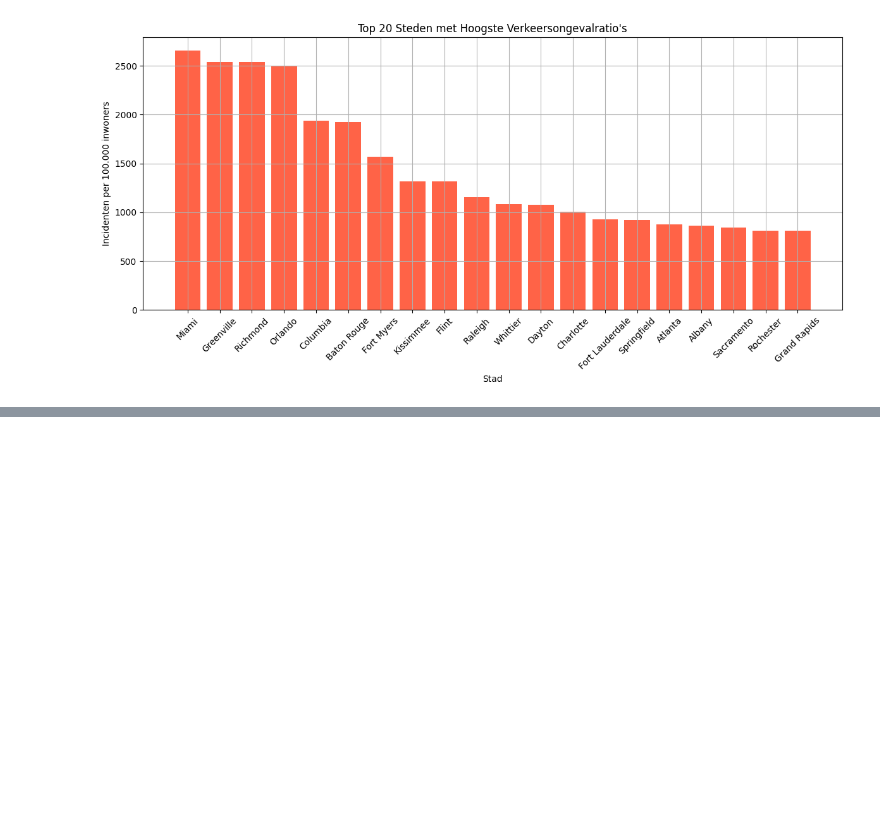
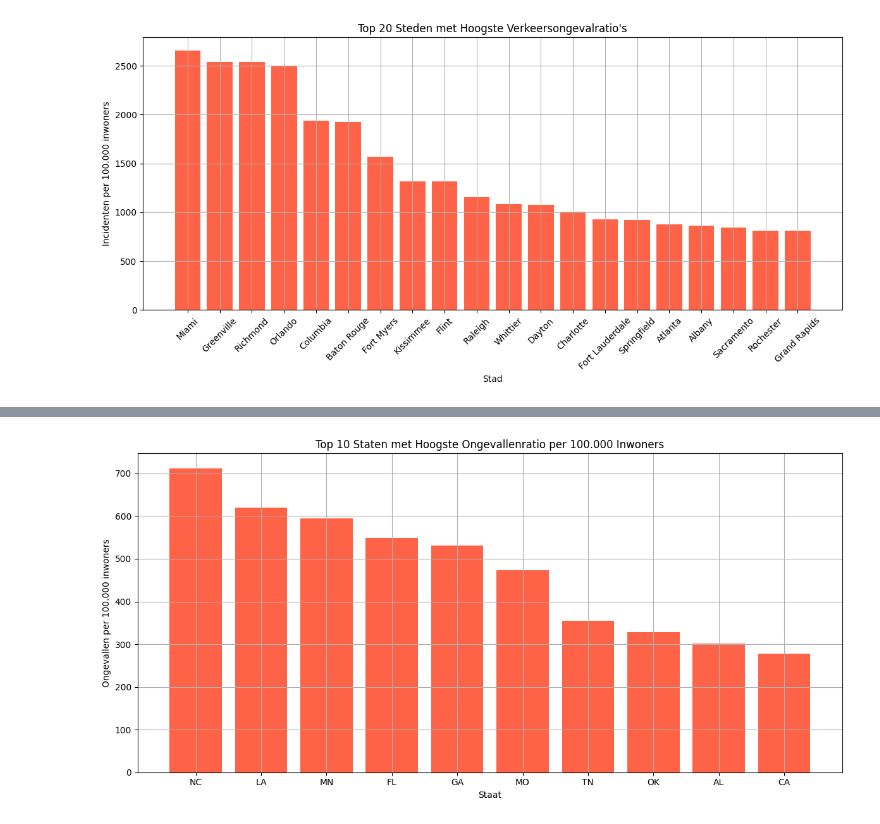
Before and after one commit to inalbekir/Portfolio, a Jupyter notebook: main.ipynb, the cells around one changed output, grey strips where cells are left out. Drawn from its saved outputs; the diff is of its cells as text; code cells hidden in the pictures; blank space fills up the shorter version.

Commit message:
aantal ongeval ratio per staat

```diff
--- a/main.ipynb
+++ b/main.ipynb
@@ -560,0 +562,30 @@ In de bovenstaande grafiek tonen we de 20 steden met de hoogste ratio van verkee
+# %%
+# Totale populatie berekenen per staat
+populatie_staat = df_merged_city.groupby("state_code")["total_population"].sum()
+
+# Totaal ongevallen berekenen per staat
+ongevallen_staat = df_merged_city.groupby("state_code")["count"].sum()
+
+# Mergen
+df_staat = pd.merge(populatie_staat, ongevallen_staat, on=["state_code"], how="inner")
+
+# Incidenten berekenen per 100.000
+df_staat["Ongeval ratio"] = (df_staat["count"] / df_staat["total_population"]) * 100_000
+
+# Selecteren top 10
+top_10 = df_staat.nlargest(10, "Ongeval ratio")
+# %%
+# Visualisatie
+plt.figure(figsize=(12, 6))
+plt.bar(top_10.index, top_10["Ongeval ratio"], color="tomato")
+
+plt.title("Top 10 Staten met Hoogste Ongevallenratio per 100.000 Inwoners")
+plt.xlabel("Staat")
+plt.ylabel("Ongevallen per 100.000 inwoners")
+
+plt.grid(True)
+plt.tight_layout()
+
+plt.show()
+# %% [output]
+[figure, added]
```
Also changed, not shown: parts of 4 cells of this notebook.
